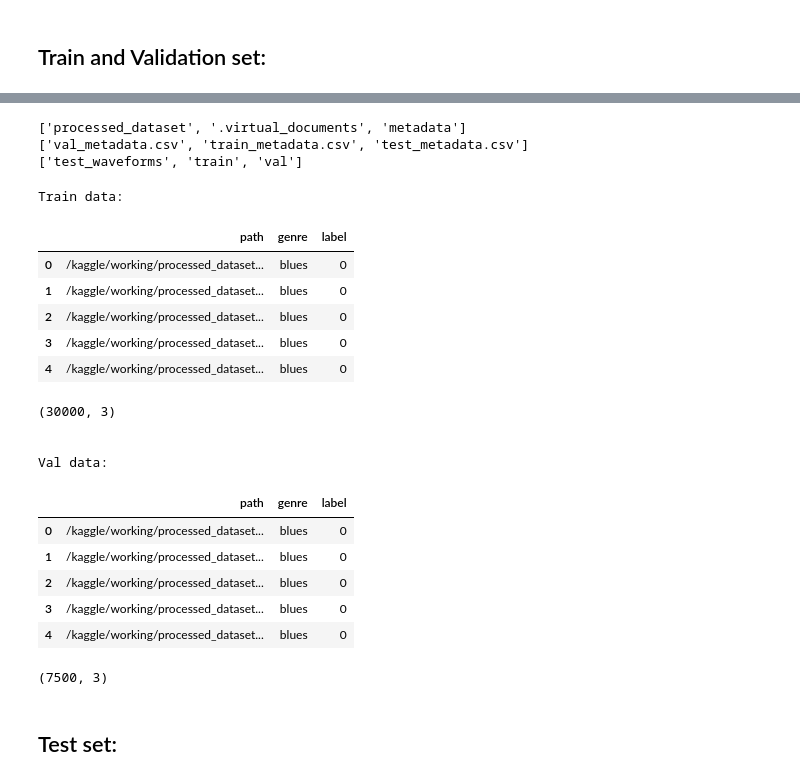
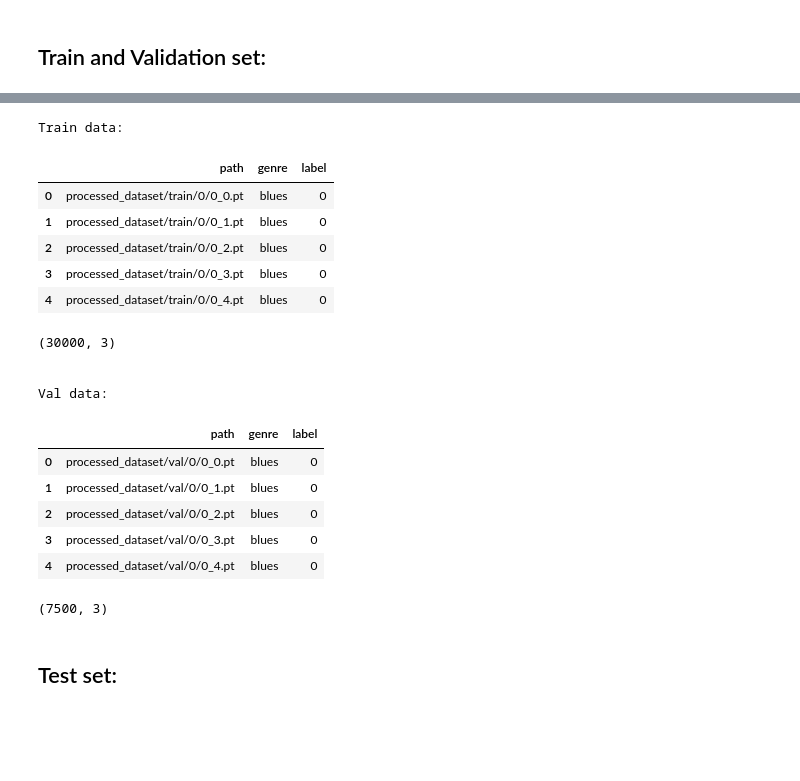
Before and after one commit to sahhilalam/dl-genai-project, a Jupyter notebook: notebooks/dl_genai_project.ipynb, the cells around one changed output, grey strips where cells are left out. Saved outputs shown, nothing was run; the diff lists cells and outputs as text; code cells hidden in the pictures; blank space fills up the shorter version.

```diff
--- a/notebooks/dl_genai_project.ipynb
+++ b/notebooks/dl_genai_project.ipynb
@@ -494,41 +473,34 @@ metadata  processed_dataset
-# %%
-import os
-
-print(os.listdir("/kaggle/working"))
-print(os.listdir("/kaggle/working/metadata"))
-print(os.listdir("/kaggle/working/processed_dataset"))
-# %% [output]
-['processed_dataset', '.virtual_documents', 'metadata']
-['val_metadata.csv', 'train_metadata.csv', 'test_metadata.csv']
-['test_waveforms', 'train', 'val']
 # %%
-# df_train = pd.read_csv("/kaggle/working/metadata/train_metadata.csv")
-# df_val = pd.read_csv("/kaggle/working/metadata/val_metadata.csv")
+df_train = pd.read_csv("/kaggle/input/datasets/sahilalam75/messy-mashup-preprocessed/metadata/train_metadata.csv")
+df_val = pd.read_csv("/kaggle/input/datasets/sahilalam75/messy-mashup-preprocessed/metadata/val_metadata.csv")
 
-# print("Train data:")
-# display(df_train.head())
-# print(df_train.shape)
-# print("\n\nVal data:")
-# display(df_val.head())
-# print(df_val.shape)
+df_train["path"] = df_train["path"].str.replace("/kaggle/working/", "", regex=False)
+df_val["path"] = df_val["path"].str.replace("/kaggle/working/", "", regex=False)
+
+print("Train data:")
+display(df_train.head())
+print(df_train.shape)
+print("\n\nVal data:")
+display(df_val.head())
+print(df_val.shape)
 # %% [output]
 Train data:
 |  | path | genre | label |
-| 0 | /kaggle/working/processed_dataset... | blues | 0 |
-| 1 | /kaggle/working/processed_dataset... | blues | 0 |
-| 2 | /kaggle/working/processed_dataset... | blues | 0 |
-| 3 | /kaggle/working/processed_dataset... | blues | 0 |
-| 4 | /kaggle/working/processed_dataset... | blues | 0 |
+| 0 | processed_dataset/train/0/0_0.pt | blues | 0 |
+| 1 | processed_dataset/train/0/0_1.pt | blues | 0 |
+| 2 | processed_dataset/train/0/0_2.pt | blues | 0 |
+| 3 | processed_dataset/train/0/0_3.pt | blues | 0 |
+| 4 | processed_dataset/train/0/0_4.pt | blues | 0 |
 (30000, 3)
 
 
 Val data:
 |  | path | genre | label |
-| 0 | /kaggle/working/processed_dataset... | blues | 0 |
-| 1 | /kaggle/working/processed_dataset... | blues | 0 |
-| 2 | /kaggle/working/processed_dataset... | blues | 0 |
-| 3 | /kaggle/working/processed_dataset... | blues | 0 |
-| 4 | /kaggle/working/processed_dataset... | blues | 0 |
+| 0 | processed_dataset/val/0/0_0.pt | blues | 0 |
+| 1 | processed_dataset/val/0/0_1.pt | blues | 0 |
+| 2 | processed_dataset/val/0/0_2.pt | blues | 0 |
+| 3 | processed_dataset/val/0/0_3.pt | blues | 0 |
+| 4 | processed_dataset/val/0/0_4.pt | blues | 0 |
 (7500, 3)
 # %% [markdown]
 ## Test set:
```
Also changed, not shown: parts of 14 cells of this notebook.
